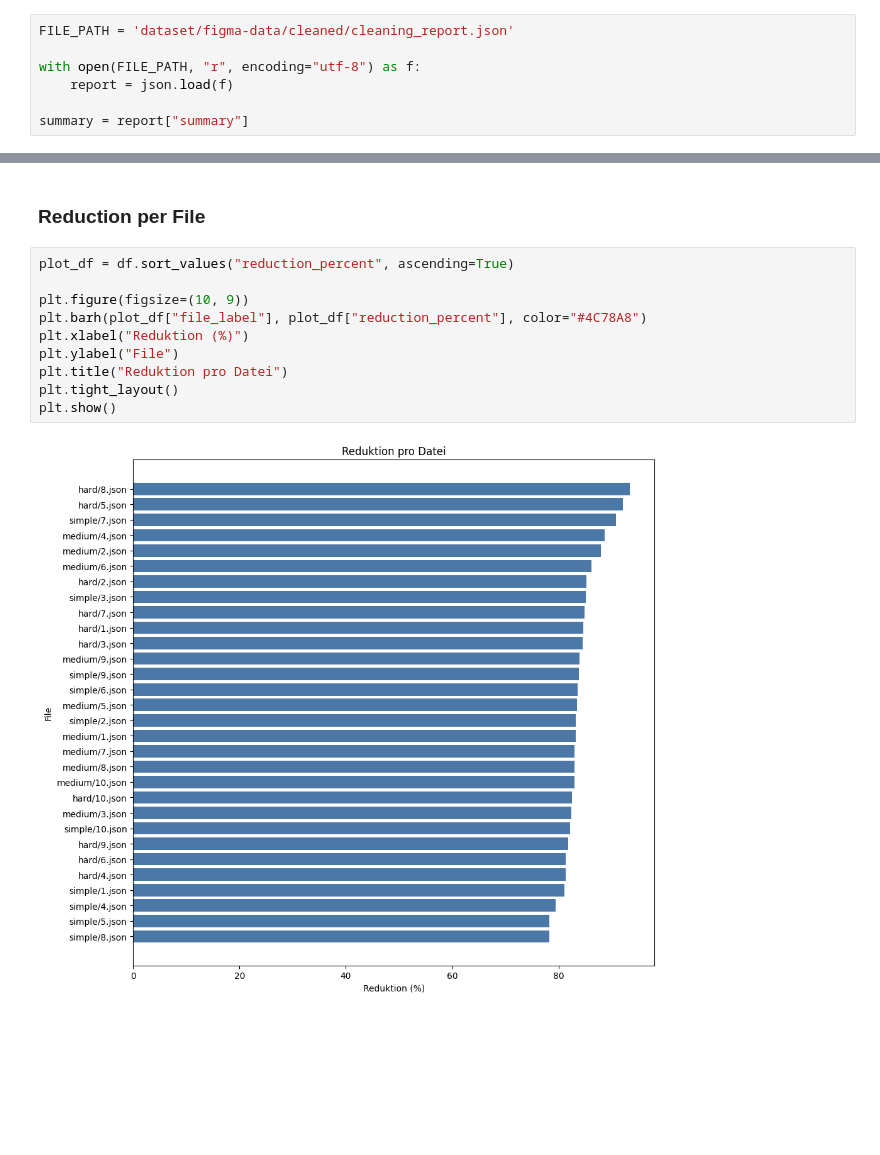
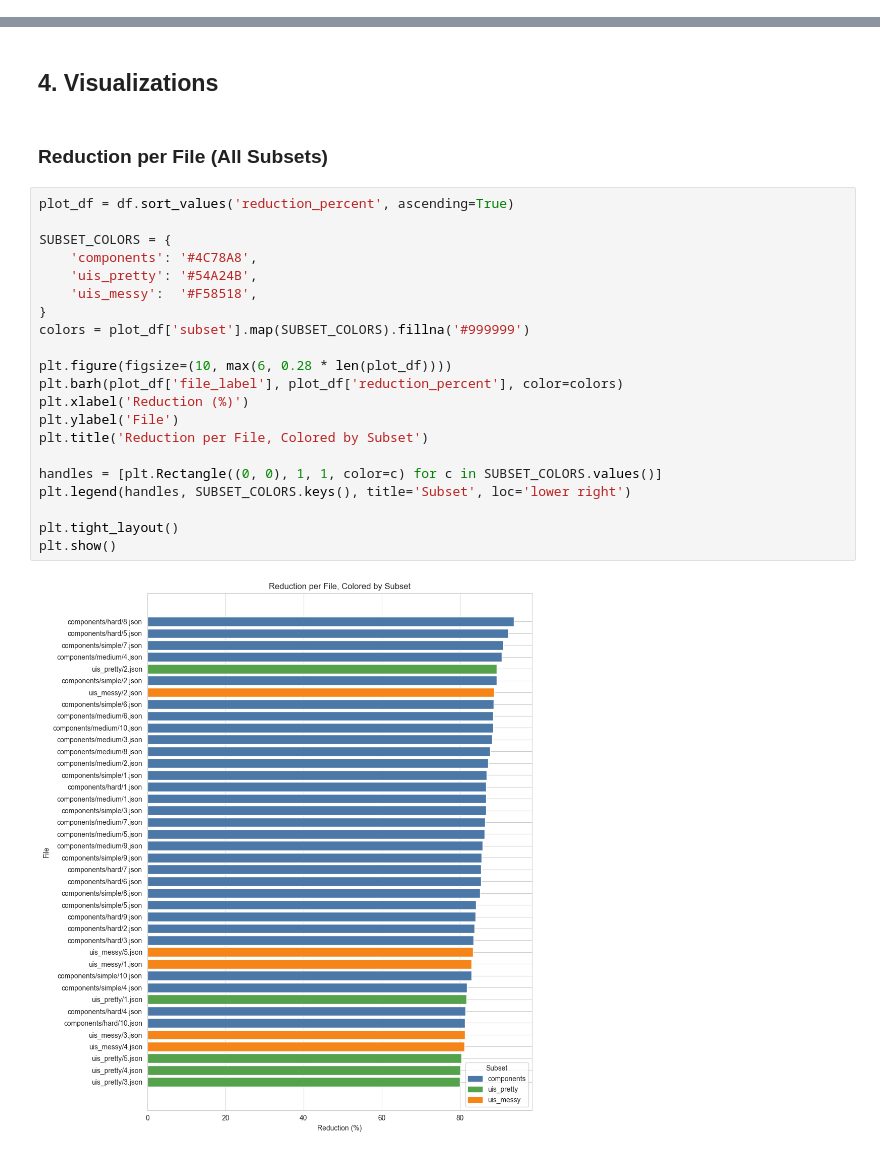
Before and after one commit to chrisnatte/multimodal-design-to-code-transformation, a Jupyter notebook: figma-mockup-data-cleanup-analysis.ipynb, the cells around one changed output, grey strips where cells are left out. Saved outputs shown, nothing was run; the diff lists cells and outputs as text; blank space fills up the shorter version.

Commit message:
feat: analyse figma mockup data cleanup reduction

```diff
--- a/figma-mockup-data-cleanup-analysis.ipynb
+++ b/figma-mockup-data-cleanup-analysis.ipynb
@@ -3,10 +6,3 @@ import json
 import pandas as pd
 import seaborn as sns
 import matplotlib.pyplot as plt
-# %%
-FILE_PATH = 'dataset/figma-data/cleaned/cleaning_report.json'
-
-with open(FILE_PATH, "r", encoding="utf-8") as f:
-    report = json.load(f)
-
-summary = report["summary"]
@@ -40,14 +160,27 @@ summary, df.head(3)
+# %% [markdown]
+## 4. Visualizations
 # %% [markdown]
-### Reduction per File
+### Reduction per File (All Subsets)
 # %%
-plot_df = df.sort_values("reduction_percent", ascending=True)
+plot_df = df.sort_values('reduction_percent', ascending=True)
 
-plt.figure(figsize=(10, 9))
-plt.barh(plot_df["file_label"], plot_df["reduction_percent"], color="#4C78A8")
-plt.xlabel("Reduktion (%)")
-plt.ylabel("File")
-plt.title("Reduktion pro Datei")
+SUBSET_COLORS = {
+    'components': '#4C78A8',
+    'uis_pretty': '#54A24B',
+    'uis_messy':  '#F58518',
+}
+colors = plot_df['subset'].map(SUBSET_COLORS).fillna('#999999')
+
+plt.figure(figsize=(10, max(6, 0.28 * len(plot_df))))
+plt.barh(plot_df['file_label'], plot_df['reduction_percent'], color=colors)
+plt.xlabel('Reduction (%)')
+plt.ylabel('File')
+plt.title('Reduction per File, Colored by Subset')
+
+handles = [plt.Rectangle((0, 0), 1, 1, color=c) for c in SUBSET_COLORS.values()]
+plt.legend(handles, SUBSET_COLORS.keys(), title='Subset', loc='lower right')
+
 plt.tight_layout()
 plt.show()
 # %% [output]
-[figure, old version]
+[figure, new version]
```
Also changed, not shown: parts of 21 cells of this notebook, 1 other file.
